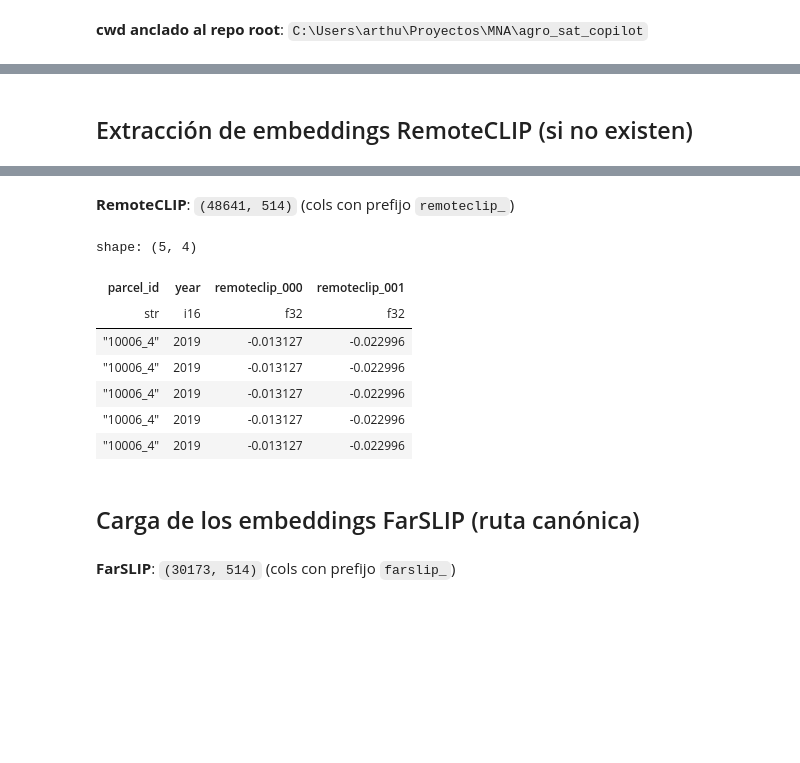
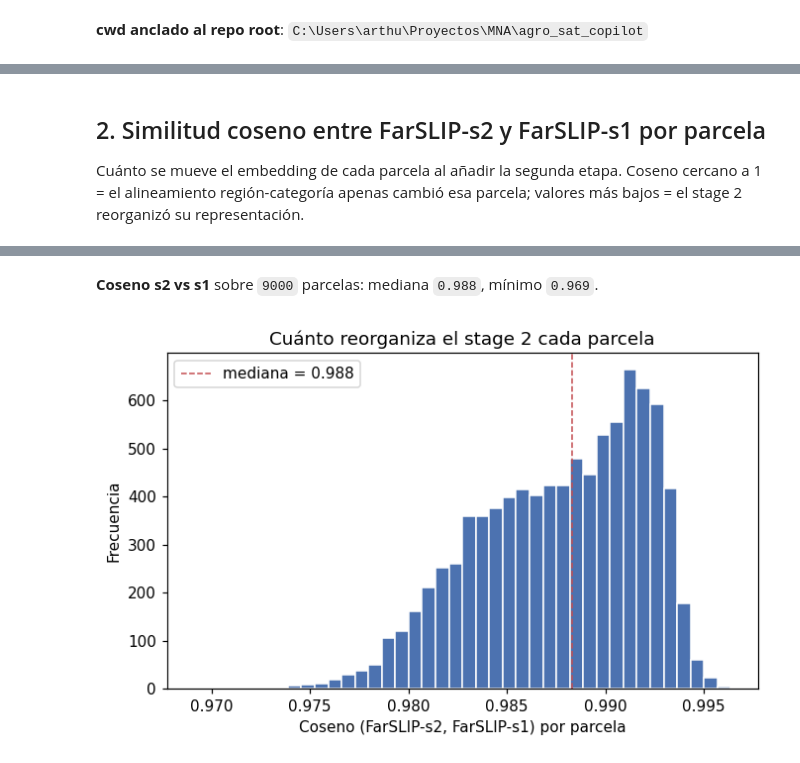
Before and after one commit to ArthurZizumbo/agrosat-copilot, a Jupyter notebook: notebooks/baseline/04_farslip_eval_pastis.ipynb, the cells around one changed output, grey strips where cells are left out. Drawn from its saved outputs; the diff is of its cells as text; code cells hidden in the pictures; blank space fills up the shorter version.

```diff
--- a/notebooks/baseline/04_farslip_eval_pastis.ipynb
+++ b/notebooks/baseline/04_farslip_eval_pastis.ipynb
@@ -153,12 +237,35 @@ shape: (18, 3)
 # %% [markdown]
-## Extracción de embeddings RemoteCLIP (si no existen)
+## 2. Similitud coseno entre FarSLIP-s2 y FarSLIP-s1 por parcela
+
+Cuánto se mueve el embedding de cada parcela al añadir la segunda etapa. Coseno
+cercano a 1 = el alineamiento región-categoría apenas cambió esa parcela; valores
+más bajos = el stage 2 reorganizó su representación.
 # %%
-remoteclip_path = materialize_remoteclip_if_missing(
-    pastis_eval_subset_path=PASTIS_SUBSET_PATH,
-    imagery_path=PASTIS_IMAGERY_PATH,
-    output_path=REMOTECLIP_EMBEDDINGS_PATH,
+import numpy as np
+
+# Align FarSLIP-s1 and s2 on the balanced parcels (same backbone, same parcels:
+# a clean stage-1 vs stage-2 comparison). Embeddings are L2-normalized, so the
+# row-wise cosine is the dot product.
+_cos_merged, _cos_cols = align_spaces_on_parcels(
+    balanced_labels, {"s1": (farslip_s1, "emb_"), "s2": (farslip_s2, "emb_")}
 )
-remoteclip = pl.read_parquet(remoteclip_path)
-display(Markdown(f'**RemoteCLIP**: `{remoteclip.shape}` (cols con prefijo `remoteclip_`)'))
-display(remoteclip.select(['parcel_id', 'year', 'remoteclip_000', 'remoteclip_001']).head(5))
+_s1_mat = space_matrix(_cos_merged, _cos_cols["s1"])
+_s2_mat = space_matrix(_cos_merged, _cos_cols["s2"])
+cosines = (_s1_mat * _s2_mat).sum(axis=1)
+
+fig, ax = plt.subplots(figsize=(7, 4), dpi=110)
+ax.hist(cosines, bins=40, color="#4C72B0", edgecolor="white")
+ax.set_xlabel("Coseno (FarSLIP-s2, FarSLIP-s1) por parcela")
+ax.set_ylabel("Frecuencia")
+ax.set_title("Cuánto reorganiza el stage 2 cada parcela")
+ax.axvline(float(np.median(cosines)), color="#C44E52", linestyle="--", linewidth=1,
+           label=f"mediana = {np.median(cosines):.3f}")
+ax.legend()
+fig.savefig(env.figures_dir / "cosine_farslip_s2_vs_s1.png", bbox_inches="tight")
+display(Markdown(
+    f"**Coseno s2 vs s1** sobre `{_cos_merged.height}` parcelas: "
+    f"mediana `{np.median(cosines):.3f}`, mínimo `{cosines.min():.3f}`."
+))
+display(fig)
+plt.close(fig)
 # %% [output]
@@ -166,25 +272,3 @@ display(remoteclip.select(['parcel_id', 'year', 'remoteclip_000', 'remoteclip_00
-**RemoteCLIP**: `(48641, 514)` (cols con prefijo `remoteclip_`)
+**Coseno s2 vs s1** sobre `9000` parcelas: mediana `0.988`, mínimo `0.969`.
-shape: (5, 4)
-| parcel_id | year | remoteclip_000 | remoteclip_001 |
-| str | i16 | f32 | f32 |
-| "10006_4" | 2019 | -0.013127 | -0.022996 |
-| "10006_4" | 2019 | -0.013127 | -0.022996 |
-| "10006_4" | 2019 | -0.013127 | -0.022996 |
-| "10006_4" | 2019 | -0.013127 | -0.022996 |
-| "10006_4" | 2019 | -0.013127 | -0.022996 |
+[figure, added]
-# %% [markdown]
-## Carga de los embeddings FarSLIP (ruta canónica)
-# %%
-farslip_path = Path(FARSLIP_EMBEDDINGS_PATH)
-if not farslip_path.exists():
-    raise FileNotFoundError(
-        f'FarSLIP no encontrado en {farslip_path}. Ejecuta '
-        '`dvc pull data/farslip/embeddings_italy.parquet.dvc` antes de re-ejecutar.'
-    )
-farslip = pl.read_parquet(farslip_path)
-from ml.utils.parcel_id import canonical_parcel_id
-farslip = canonical_parcel_id(farslip)
-display(Markdown(f'**FarSLIP**: `{farslip.shape}` (cols con prefijo `farslip_`)'))
-# %% [output]
-**FarSLIP**: `(30173, 514)` (cols con prefijo `farslip_`)
 # %% [markdown]
```
Also changed, not shown: parts of 15 cells of this notebook, 50 other files.
